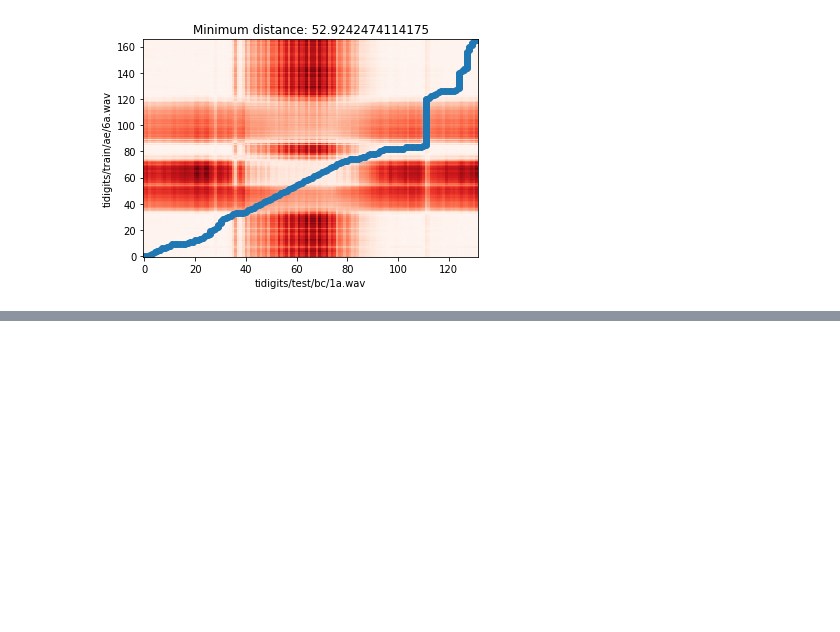
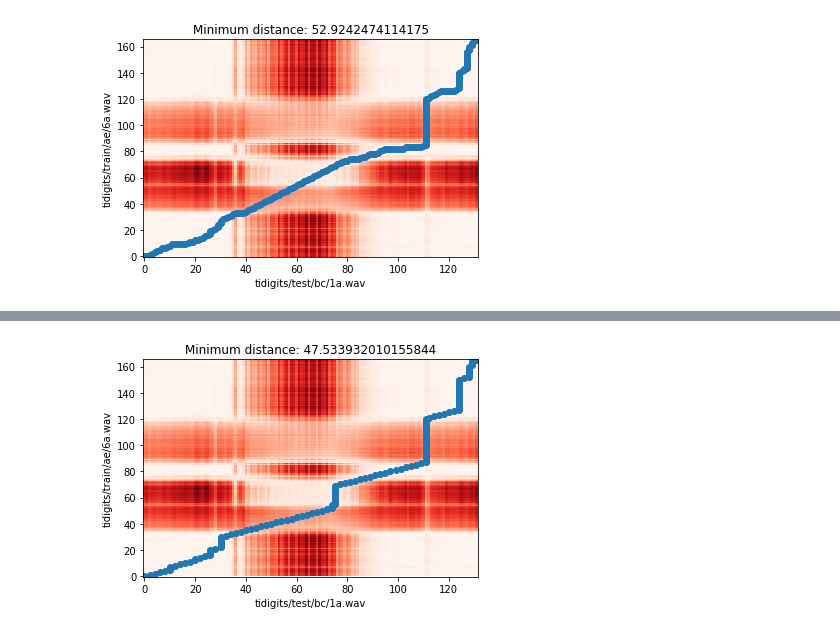
Before and after one commit to RuolinZheng08/ttic31110-speech-technologies, a Jupyter notebook: hw2/hw2.ipynb, the cells around one changed output, grey strips where cells are left out. Saved outputs shown, nothing was run; the diff lists cells and outputs as text; code cells hidden in the pictures; blank space fills up the shorter version.

```diff
--- a/hw2/hw2.ipynb
+++ b/hw2/hw2.ipynb
@@ -756,0 +752,5 @@ RuntimeError: No active exception to reraise
+# %%
+# Visualize the DTW paths for two examples of different digit classes
+visualize_dtw('tidigits/test/bc/1a.wav', 'tidigits/train/ae/6a.wav', dtw_func=dtw_moveset)
+# %% [output]
+[figure, added]
```
Also changed, not shown: parts of 14 cells of this notebook.
